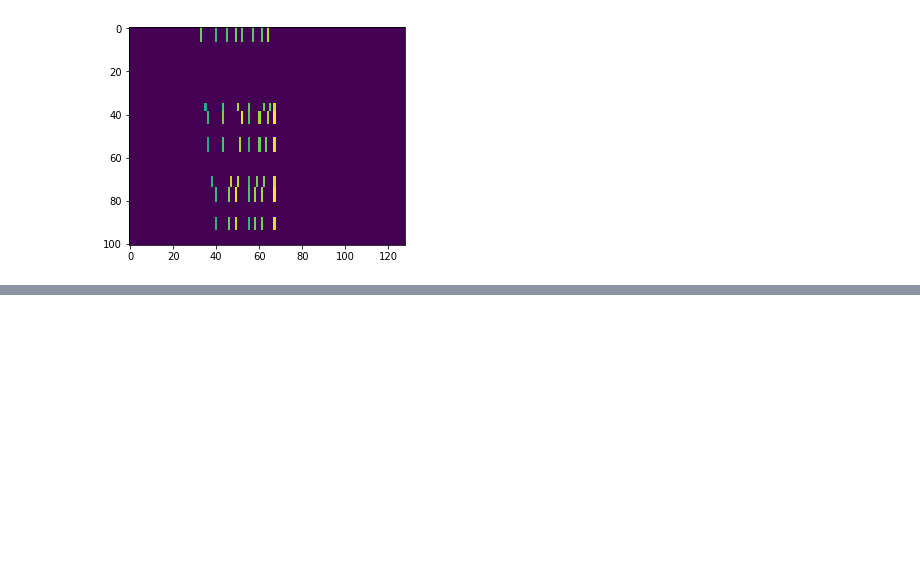
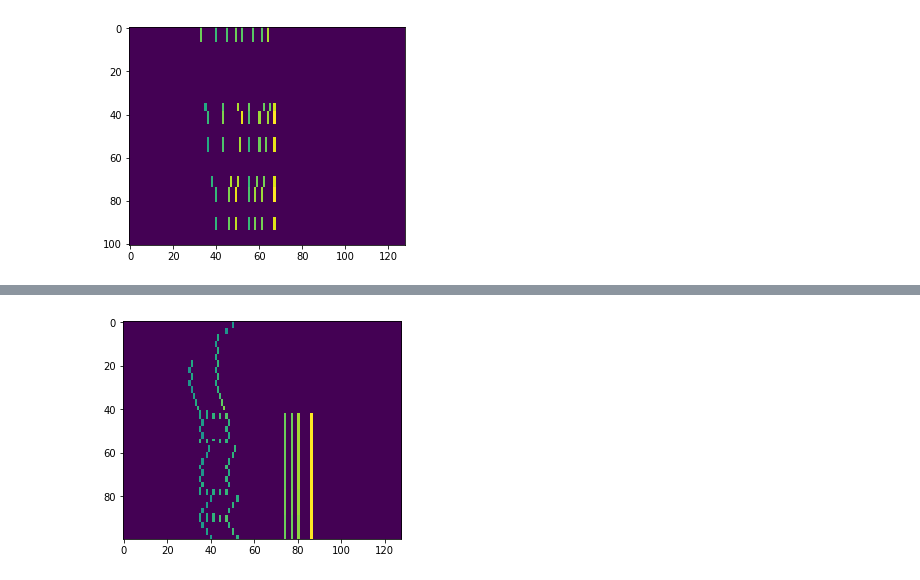
Before and after one commit to mei-t/ml_music, a Jupyter notebook: music-playground.ipynb, the cells around one changed output, grey strips where cells are left out. Drawn from its saved outputs; the diff is of its cells as text; code cells hidden in the pictures; blank space fills up the shorter version.

```diff
--- a/music-playground.ipynb
+++ b/music-playground.ipynb
@@ -269,0 +298,8 @@ def build_model(embedding_dim, rnn_units, batch_size):
+# %%
+for input_example_batch, target_example_batch in dataset.take(1):
+    plt.imshow(target_example_batch.numpy()[0])
+    piano_roll_to_pretty_midi(target_example_batch.numpy()[0].T).write("train-the-model-target.mid")
+    example_batch_predictions_2 = model(input_example_batch)
+piano_roll_to_pretty_midi(example_batch_predictions_2.numpy()[0].T).write("train-the-model.mid")
+# %% [output]
+[figure, added]
```
Also changed, not shown: parts of 15 cells of this notebook.
